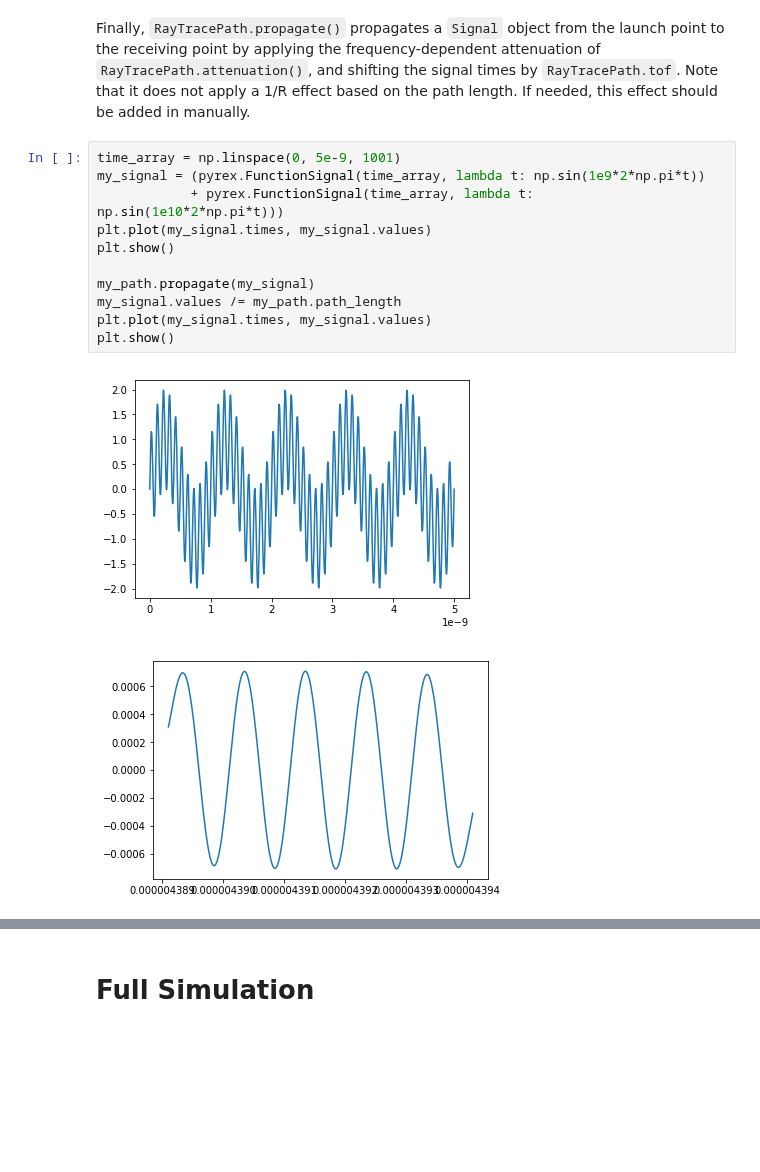
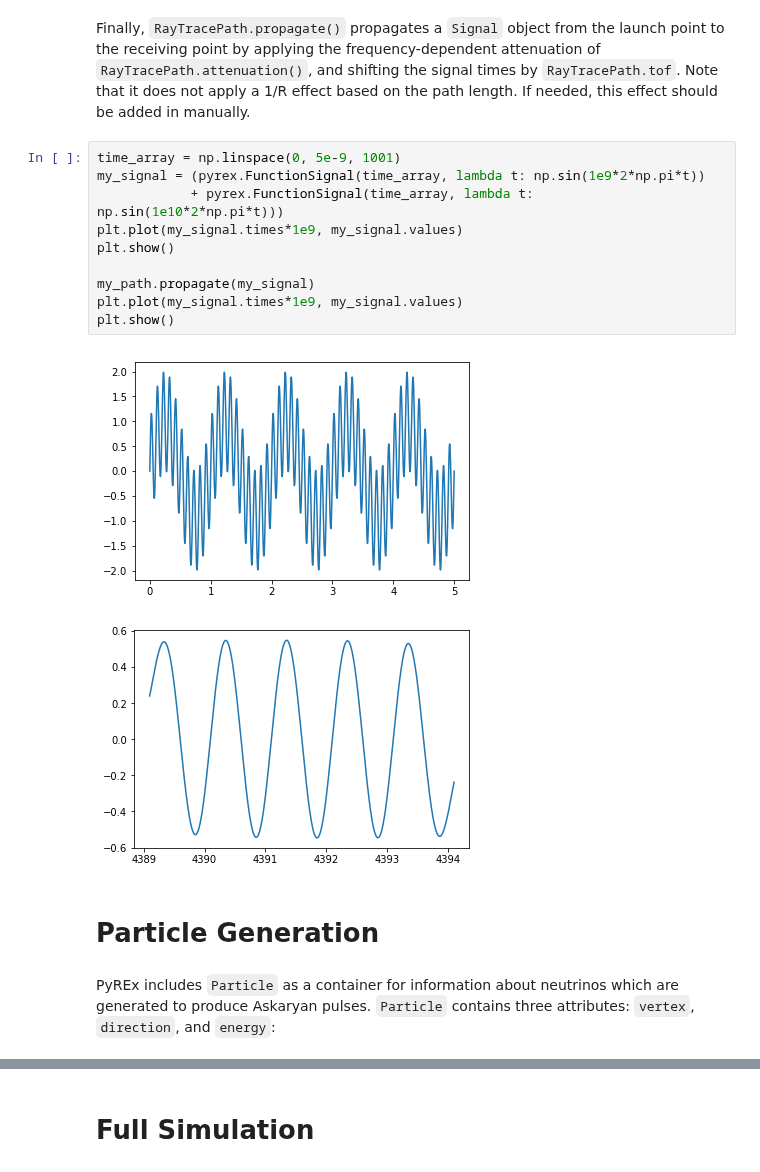
Before and after one commit to bhokansonfasig/pyrex, a Jupyter notebook: examples/Code Examples.ipynb, the cells around one changed output, grey strips where cells are left out. Cells and saved outputs as stored; diff of their text form; blank space fills up the shorter version.

```diff
--- a/examples/Code Examples.ipynb
+++ b/examples/Code Examples.ipynb
@@ -604,14 +584,18 @@ Finally, ``RayTracePath.propagate()`` propagates a ``Signal`` object from the la
 # %%
 time_array = np.linspace(0, 5e-9, 1001)
 my_signal = (pyrex.FunctionSignal(time_array, lambda t: np.sin(1e9*2*np.pi*t))
             + pyrex.FunctionSignal(time_array, lambda t: np.sin(1e10*2*np.pi*t)))
-plt.plot(my_signal.times, my_signal.values)
+plt.plot(my_signal.times*1e9, my_signal.values)
 plt.show()
 
 my_path.propagate(my_signal)
-my_signal.values /= my_path.path_length
-plt.plot(my_signal.times, my_signal.values)
+plt.plot(my_signal.times*1e9, my_signal.values)
 plt.show()
 # %% [output]
-[figure, old version]
+[figure, new version]
-[figure, old version]
+[figure, new version]
+# %% [markdown]
+<a id="particles"></a>
+# Particle Generation
+# %% [markdown]
+PyREx includes ``Particle`` as a container for information about neutrinos which are generated to produce Askaryan pulses. ``Particle`` contains three attributes: ``vertex``, ``direction``, and ``energy``:
```
Also changed, not shown: parts of 31 cells of this notebook, 1 other file.
